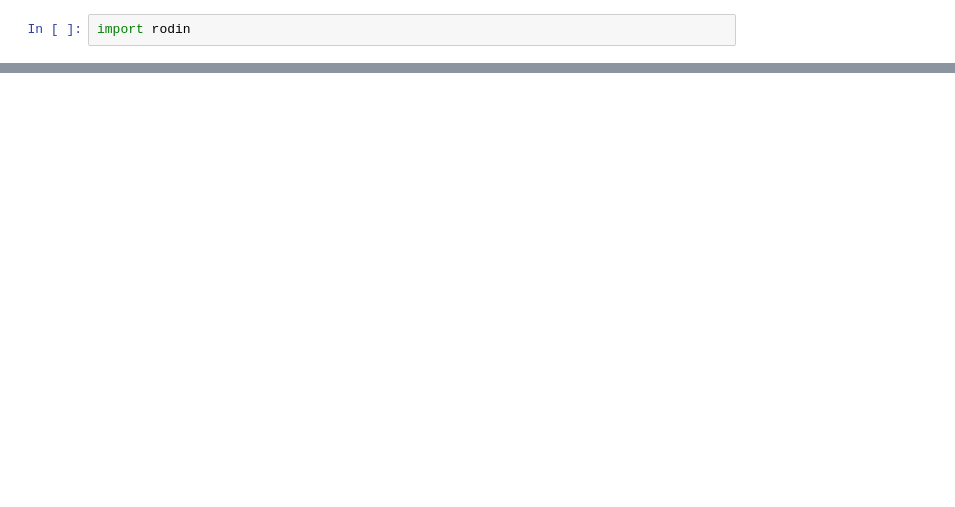
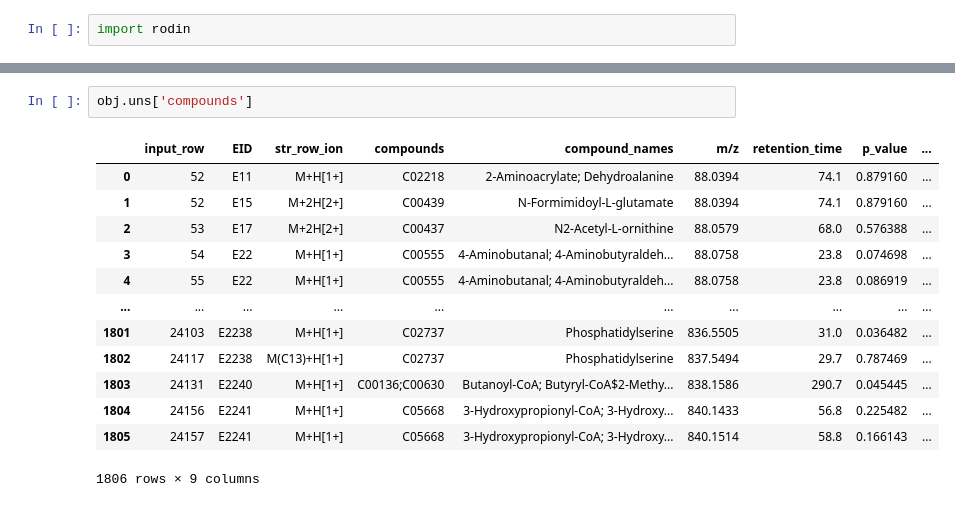
Before and after one commit to BM-Boris/rodin, a Jupyter notebook: guides/user_guide_1.ipynb, the cells around one changed output, grey strips where cells are left out. Drawn from its saved outputs; the diff is of its cells as text; blank space fills up the shorter version.

```diff
--- a/guides/user_guide_1.ipynb
+++ b/guides/user_guide_1.ipynb
@@ -85,0 +153,16 @@ obj.clustergram(interactive=False)
+# %%
+obj.uns['compounds']
+# %% [output]
+|  | input_row | EID | str_row_ion | compounds | compound_names | m/z | retention_time | p_value | ... |
+| 0 | 52 | E11 | M+H[1+] | C02218 | 2-Aminoacrylate; Dehydroalanine | 88.0394 | 74.1 | 0.879160 | ... |
+| 1 | 52 | E15 | M+2H[2+] | C00439 | N-Formimidoyl-L-glutamate | 88.0394 | 74.1 | 0.879160 | ... |
+| 2 | 53 | E17 | M+2H[2+] | C00437 | N2-Acetyl-L-ornithine | 88.0579 | 68.0 | 0.576388 | ... |
+| 3 | 54 | E22 | M+H[1+] | C00555 | 4-Aminobutanal; 4-Aminobutyraldeh... | 88.0758 | 23.8 | 0.074698 | ... |
+| 4 | 55 | E22 | M+H[1+] | C00555 | 4-Aminobutanal; 4-Aminobutyraldeh... | 88.0758 | 23.8 | 0.086919 | ... |
+| ... | ... | ... | ... | ... | ... | ... | ... | ... | ... |
+| 1801 | 24103 | E2238 | M+H[1+] | C02737 | Phosphatidylserine | 836.5505 | 31.0 | 0.036482 | ... |
+| 1802 | 24117 | E2238 | M(C13)+H[1+] | C02737 | Phosphatidylserine | 837.5494 | 29.7 | 0.787469 | ... |
+| 1803 | 24131 | E2240 | M+H[1+] | C00136;C00630 | Butanoyl-CoA; Butyryl-CoA$2-Methy... | 838.1586 | 290.7 | 0.045445 | ... |
+| 1804 | 24156 | E2241 | M+H[1+] | C05668 | 3-Hydroxypropionyl-CoA; 3-Hydroxy... | 840.1433 | 56.8 | 0.225482 | ... |
+| 1805 | 24157 | E2241 | M+H[1+] | C05668 | 3-Hydroxypropionyl-CoA; 3-Hydroxy... | 840.1514 | 58.8 | 0.166143 | ... |
+1806 rows × 9 columns
```
Also changed, not shown: parts of 27 cells of this notebook, 4 other files.
